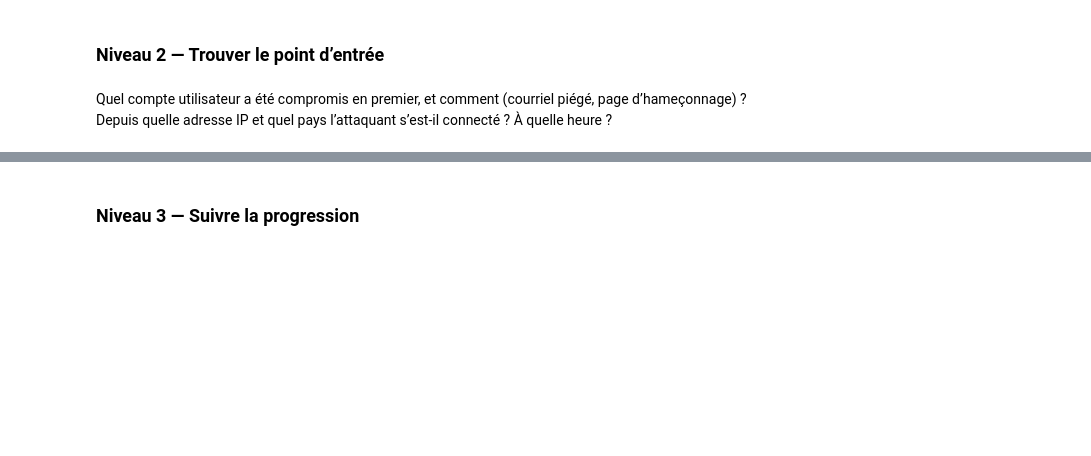
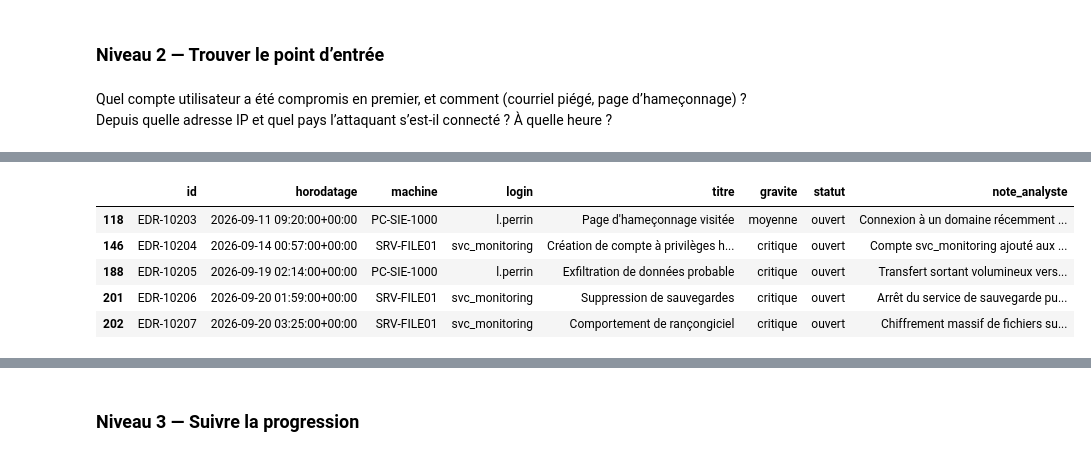
Before and after one commit to AaronRandrianarisona/projet_analyse_incident_securite, a Jupyter notebook: analyse_securite.ipynb, the cells around one changed output, grey strips where cells are left out. Cells and saved outputs as stored; diff of their text form; code cells hidden in the pictures; blank space fills up the shorter version.

```diff
--- a/analyse_securite.ipynb
+++ b/analyse_securite.ipynb
@@ -305,0 +337,12 @@ Depuis quelle adresse IP et quel pays l’attaquant s’est-il connecté ? À qu
+# %%
+
+masque_edr = data["edr"]["statut"] == "ouvert"
+incidents_actifs = data["edr"][masque_edr].sort_values(by="horodatage",ascending=True)
+incidents_actifs
+# %% [output]
+|  | id | horodatage | machine | login | titre | gravite | statut | note_analyste |
+| 118 | EDR-10203 | 2026-09-11 09:20:00+00:00 | PC-SIE-1000 | l.perrin | Page d'hameçonnage visitée | moyenne | ouvert | Connexion à un domaine récemment ... |
+| 146 | EDR-10204 | 2026-09-14 00:57:00+00:00 | SRV-FILE01 | svc_monitoring | Création de compte à privilèges h... | critique | ouvert | Compte svc_monitoring ajouté aux ... |
+| 188 | EDR-10205 | 2026-09-19 02:14:00+00:00 | PC-SIE-1000 | l.perrin | Exfiltration de données probable | critique | ouvert | Transfert sortant volumineux vers... |
+| 201 | EDR-10206 | 2026-09-20 01:59:00+00:00 | SRV-FILE01 | svc_monitoring | Suppression de sauvegardes | critique | ouvert | Arrêt du service de sauvegarde pu... |
+| 202 | EDR-10207 | 2026-09-20 03:25:00+00:00 | SRV-FILE01 | svc_monitoring | Comportement de rançongiciel | critique | ouvert | Chiffrement massif de fichiers su... |
```
Also changed, not shown: parts of 14 cells of this notebook.
